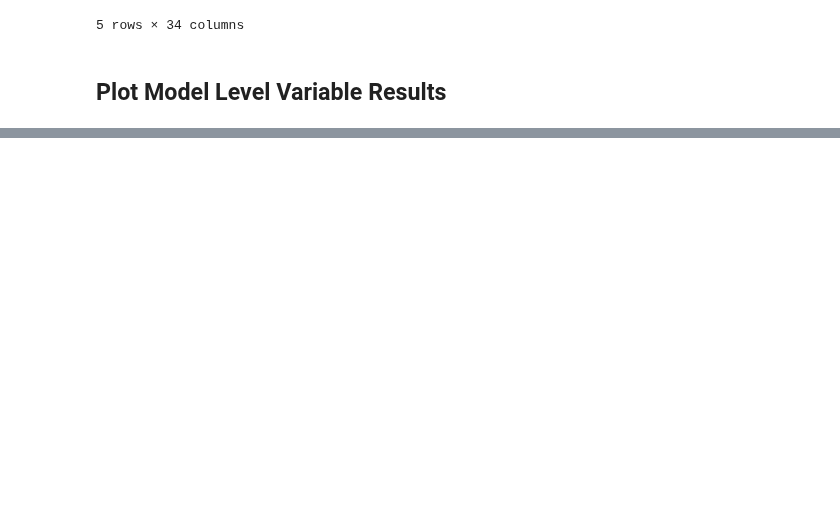
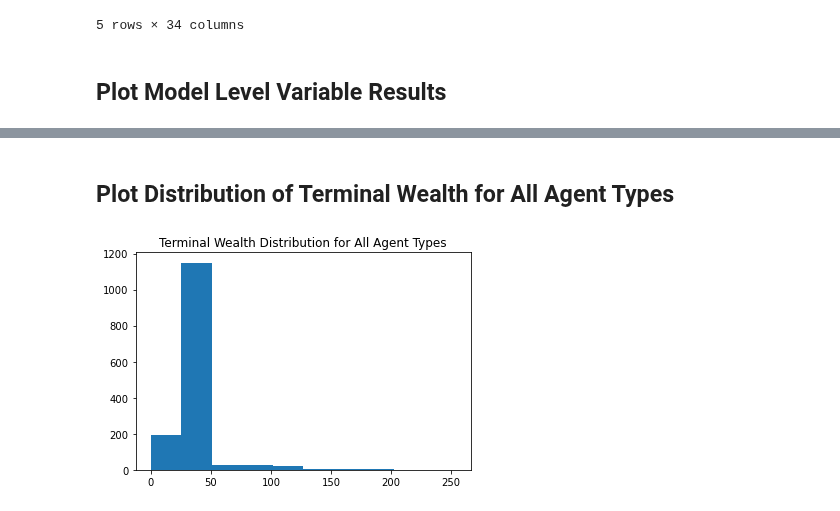
Before and after one commit to overlay-market/overlay-monetary, a Jupyter notebook: notebooks/Display HDF5 Long Horizon Simulation Results.ipynb, the cells around one changed output, grey strips where cells are left out. Cells and saved outputs as stored; diff of their text form; code cells hidden in the pictures; blank space fills up the shorter version.

```diff
--- a/notebooks/Display HDF5 Long Horizon Simulation Results.ipynb
+++ b/notebooks/Display HDF5 Long Horizon Simulation Results.ipynb
@@ -102,0 +122,14 @@ plot_all_model_level_variables(
+# %% [markdown]
+## Plot Distribution of Terminal Wealth for All Agent Types
+# %%
+# terminal_wealth = \
+#     (hdf5_data_collection_file.get_agent_report_dataframe_for_specific_time_step(time_step=-1)).loc[:, 'Wealth']
+
+terminal_wealth = \
+    (hdf5_data_collection_file.get_agent_report_series_for_specific_time_step(reporter_name='Wealth', time_step=-1))
+
+plt.figure();
+plt.hist(terminal_wealth);
+plt.title(f'Terminal Wealth Distribution for All Agent Types');
+# %% [output]
+[figure, added]
```
Also changed, not shown: parts of 9 cells of this notebook, 2 other files.
